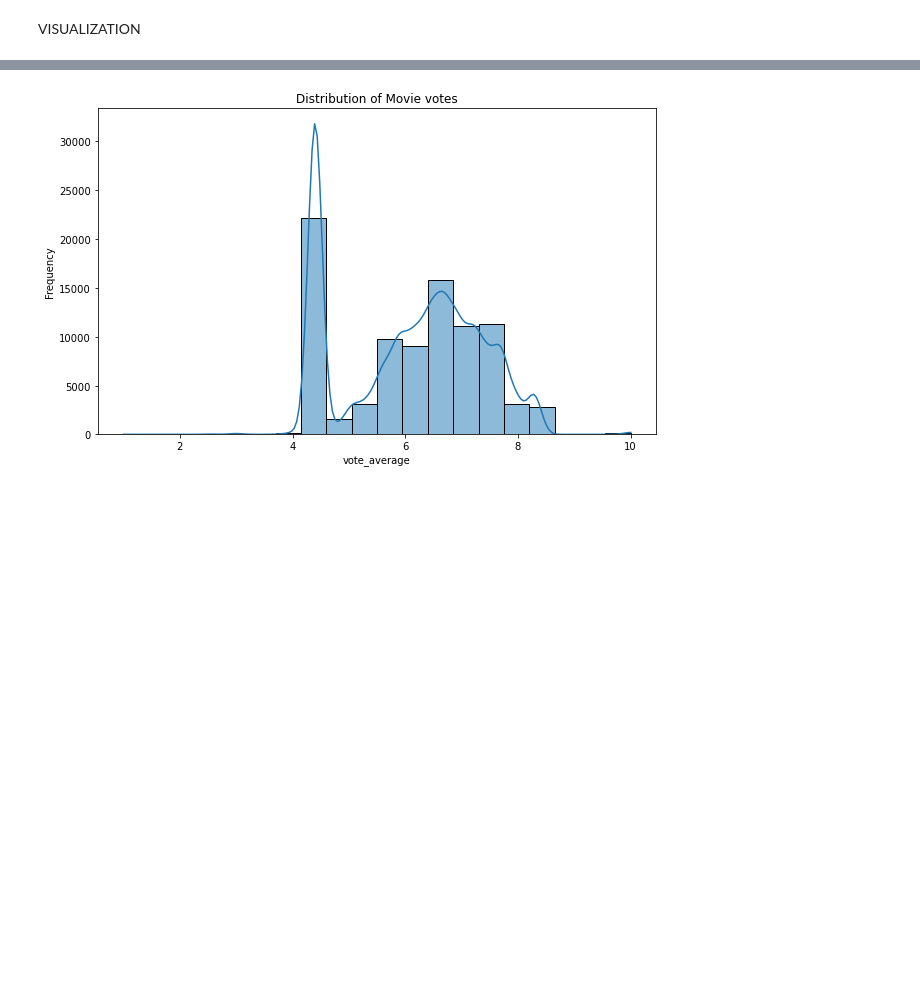
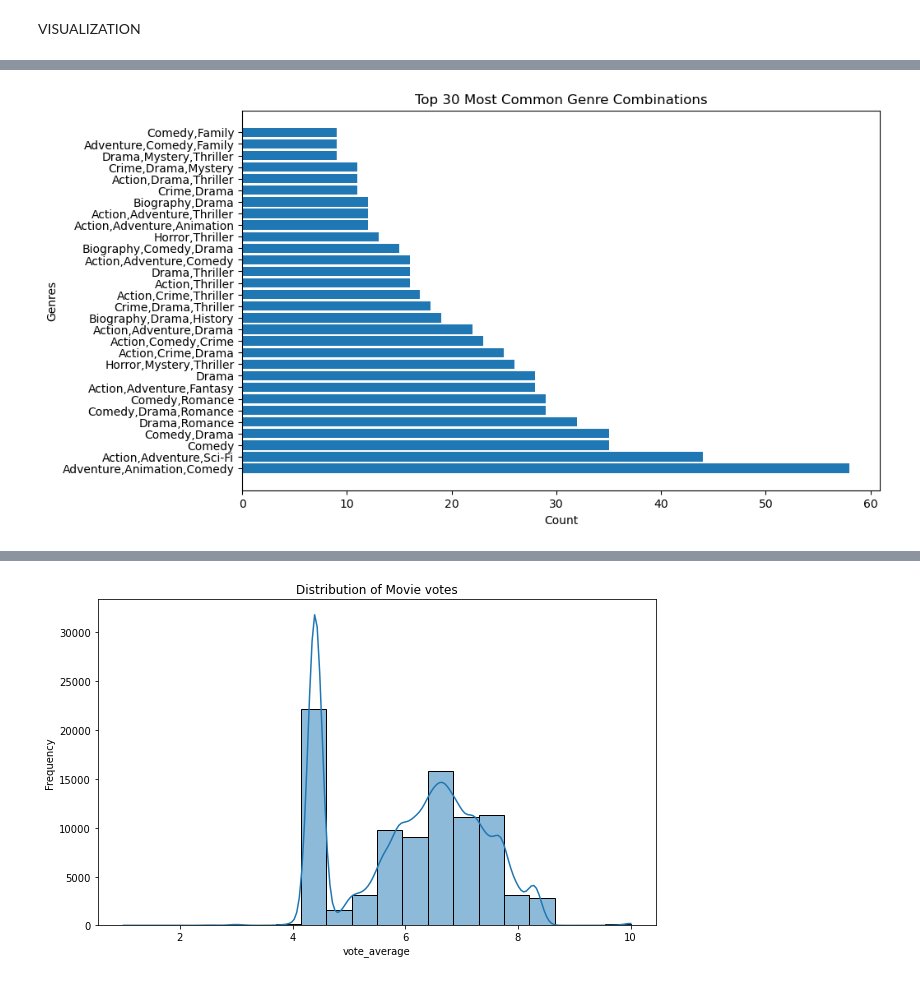
Before and after one commit to Luwate/dsc-phase-2-project-v3, a Jupyter notebook: student.ipynb, the cells around one changed output, grey strips where cells are left out. Cells and saved outputs as stored; diff of their text form; code cells hidden in the pictures; blank space fills up the shorter version.

```diff
--- a/student.ipynb
+++ b/student.ipynb
@@ -854,0 +930,9 @@ plt.show()
+# %%
+plt.figure(figsize=(10, 6))
+plt.barh(genre_counts.index, width=genre_counts.values)
+plt.title('Top 30 Most Common Genre Combinations')
+plt.xlabel('Count')
+plt.ylabel('Genres')
+plt.show()
+# %% [output]
+[figure, added]
```
Also changed, not shown: parts of 24 cells of this notebook, 1 other file.
